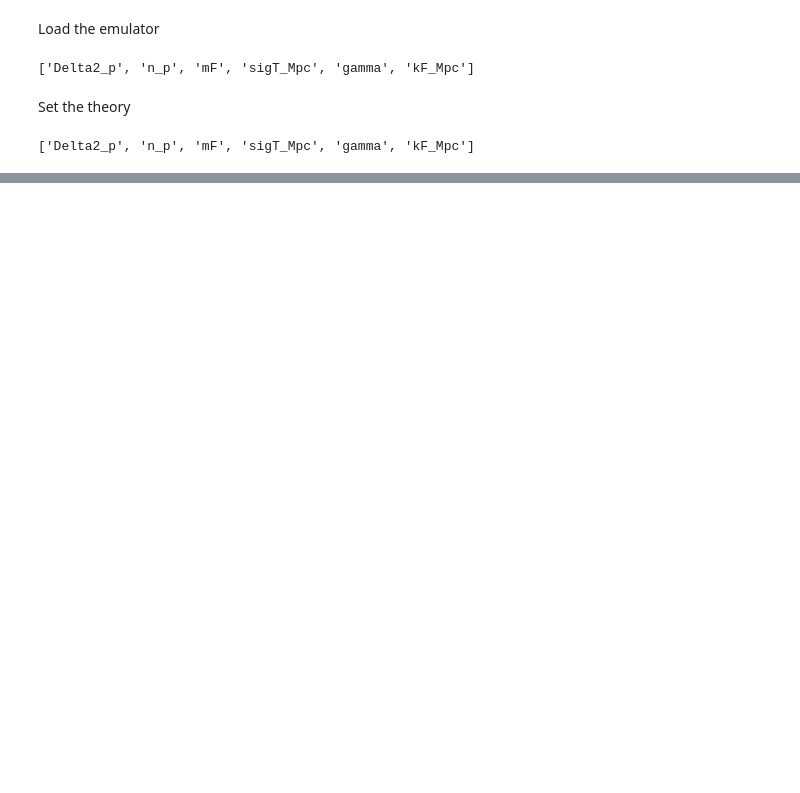
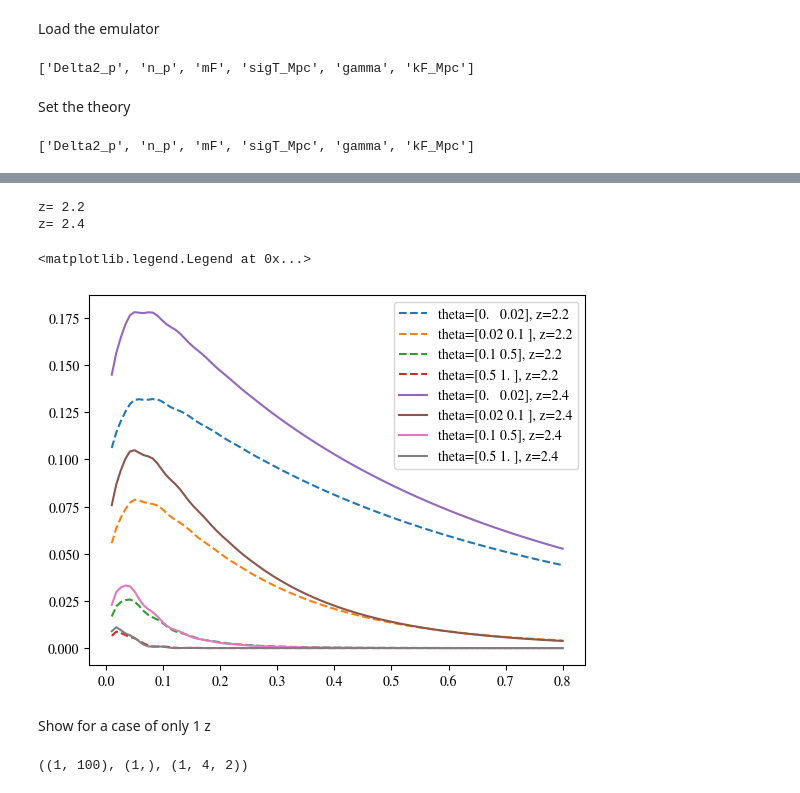
Before and after one commit to igmhub/cupix, a Jupyter notebook: notebooks/theory_test.ipynb, the cells around one changed output, grey strips where cells are left out. Saved outputs shown, nothing was run; the diff lists cells and outputs as text; code cells hidden in the pictures; blank space fills up the shorter version.

```diff
--- a/notebooks/theory_test.ipynb
+++ b/notebooks/theory_test.ipynb
@@ -138,0 +134,9 @@ Currently in k km/s-1, but expect Px to be in inverse Angstroms, should change t
+# %%
+emu_params = Args()
+emu_params.set_baseline()
+theory_AA = set_theory(emu_params, ffemu, k_unit='iAA')
+theory_AA.set_fid_cosmo(z)
+# %%
+theta_bin_deg = np.asarray([[[0,0.02],[0.02,0.1],[.1,.5],[.5,1]], [[0,0.02],[0.02,0.1],[.1,.5],[.5,1]]])
+k_AA = np.array([np.linspace(0.01,.8,100), np.linspace(0.01,.8,100)])
+k_AA.shape, z.shape, theta_bin_deg.shape
@@ -138,0 +145,7 @@ Currently in k km/s-1, but expect Px to be in inverse Angstroms, should change t
+# %%
+out_AA = theory_AA.get_px_AA(
+        zs = z,
+        k_AA=k_AA,
+        theta_bin_deg=theta_bin_deg,
+        return_blob=False
+    )
@@ -138,0 +158,20 @@ Currently in k km/s-1, but expect Px to be in inverse Angstroms, should change t
+# %%
+for iz, zbin in enumerate(out_AA):
+    print("z=", z[iz])
+    if iz==0:
+        linestyle='dashed'
+    else:
+        linestyle='solid'
+
+    for itheta, theta in enumerate(zbin):
+        # print(out[iz][itheta])
+        plt.plot(k_AA[iz], out_AA[iz][itheta], label='theta={}, z={}'.format(theta_bin_deg[iz][itheta], z[iz]), linestyle=linestyle)
+
+plt.legend()
+# %% [output]
+z= 2.2
+z= 2.4
+<matplotlib.legend.Legend at 0x...>
+[figure, added]
+# %% [markdown]
+Show for a case of only 1 z
@@ -138,0 +211,6 @@ Currently in k km/s-1, but expect Px to be in inverse Angstroms, should change t
+# %%
+theta_bin_deg = np.asarray([[[0,0.02],[0.02,0.1],[.1,.5],[.5,1]]])
+k_AA = np.array([np.linspace(0.01,.8,100)])
+k_AA.shape, z.shape, theta_bin_deg.shape
+# %% [output]
+((1, 100), (1,), (1, 4, 2))
```
Also changed, not shown: parts of 19 cells of this notebook, 13 other files.
